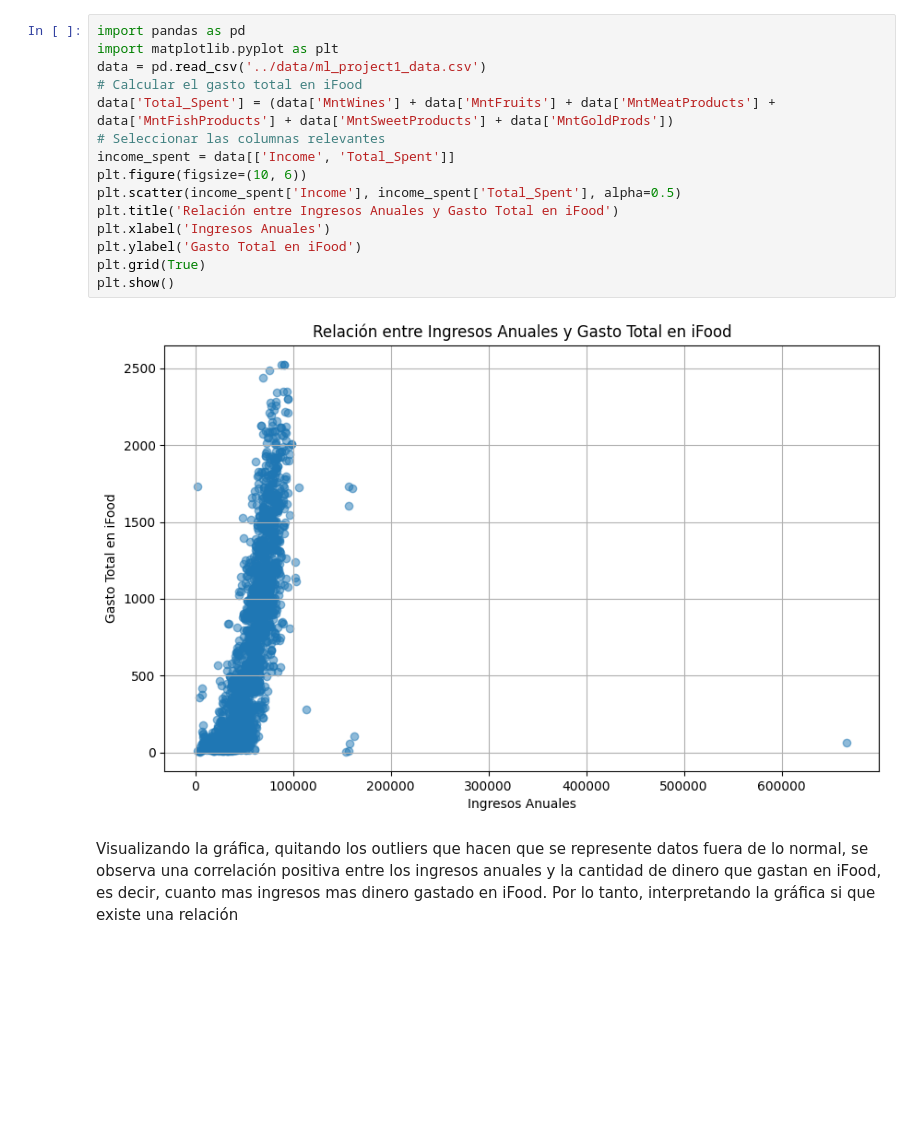
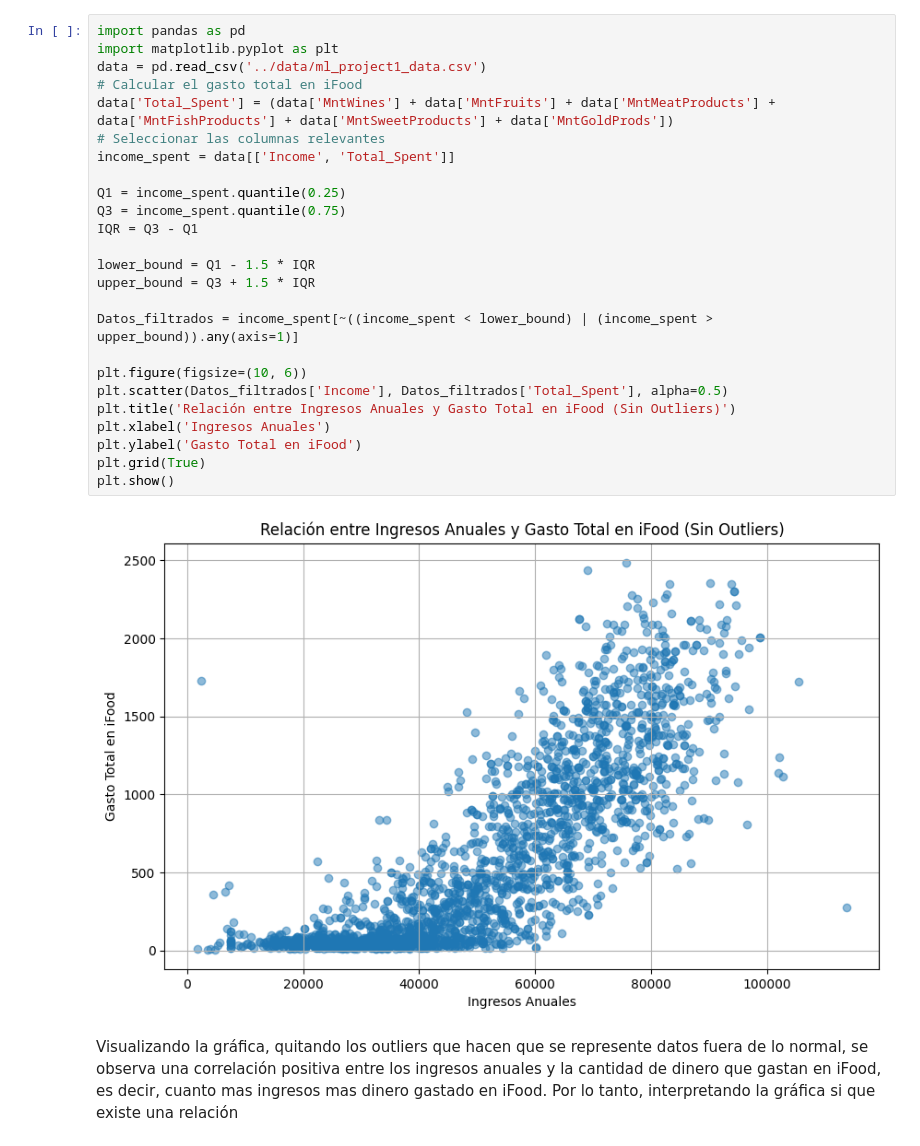
Before and after one commit to Javiesic/Ifood-project, a Jupyter notebook: ifood_proyecto_1/SRC/Ejercicio 1 Jorge Millas.ipynb, the cells around one changed output. Cells and saved outputs as stored; diff of their text form; blank space fills up the shorter version.

```diff
--- a/ifood_proyecto_1/SRC/Ejercicio 1 Jorge Millas.ipynb
+++ b/ifood_proyecto_1/SRC/Ejercicio 1 Jorge Millas.ipynb
@@ -1,19 +1,29 @@
 # %%
 import pandas as pd
 import matplotlib.pyplot as plt
 data = pd.read_csv('../data/ml_project1_data.csv')
 # Calcular el gasto total en iFood
 data['Total_Spent'] = (data['MntWines'] + data['MntFruits'] + data['MntMeatProducts'] + data['MntFishProducts'] + data['MntSweetProducts'] + data['MntGoldProds'])
 # Seleccionar las columnas relevantes
 income_spent = data[['Income', 'Total_Spent']]
+
+Q1 = income_spent.quantile(0.25)
+Q3 = income_spent.quantile(0.75)
+IQR = Q3 - Q1
+
+lower_bound = Q1 - 1.5 * IQR
+upper_bound = Q3 + 1.5 * IQR
+
+Datos_filtrados = income_spent[~((income_spent < lower_bound) | (income_spent > upper_bound)).any(axis=1)]
+
 plt.figure(figsize=(10, 6))
-plt.scatter(income_spent['Income'], income_spent['Total_Spent'], alpha=0.5)
-plt.title('Relación entre Ingresos Anuales y Gasto Total en iFood')
+plt.scatter(Datos_filtrados['Income'], Datos_filtrados['Total_Spent'], alpha=0.5)
+plt.title('Relación entre Ingresos Anuales y Gasto Total en iFood (Sin Outliers)')
 plt.xlabel('Ingresos Anuales')
 plt.ylabel('Gasto Total en iFood')
 plt.grid(True)
 plt.show()
 # %% [output]
-[figure, old version]
+[figure, new version]
 # %% [markdown]
 Visualizando la gráfica, quitando los outliers que hacen que se represente datos fuera de lo normal, se observa una correlación positiva entre los ingresos anuales y la cantidad de dinero que gastan en iFood, es decir, cuanto mas ingresos mas dinero gastado en iFood. Por lo tanto, interpretando la gráfica si que existe una relación
```
Also changed, not shown: 1 other file.
